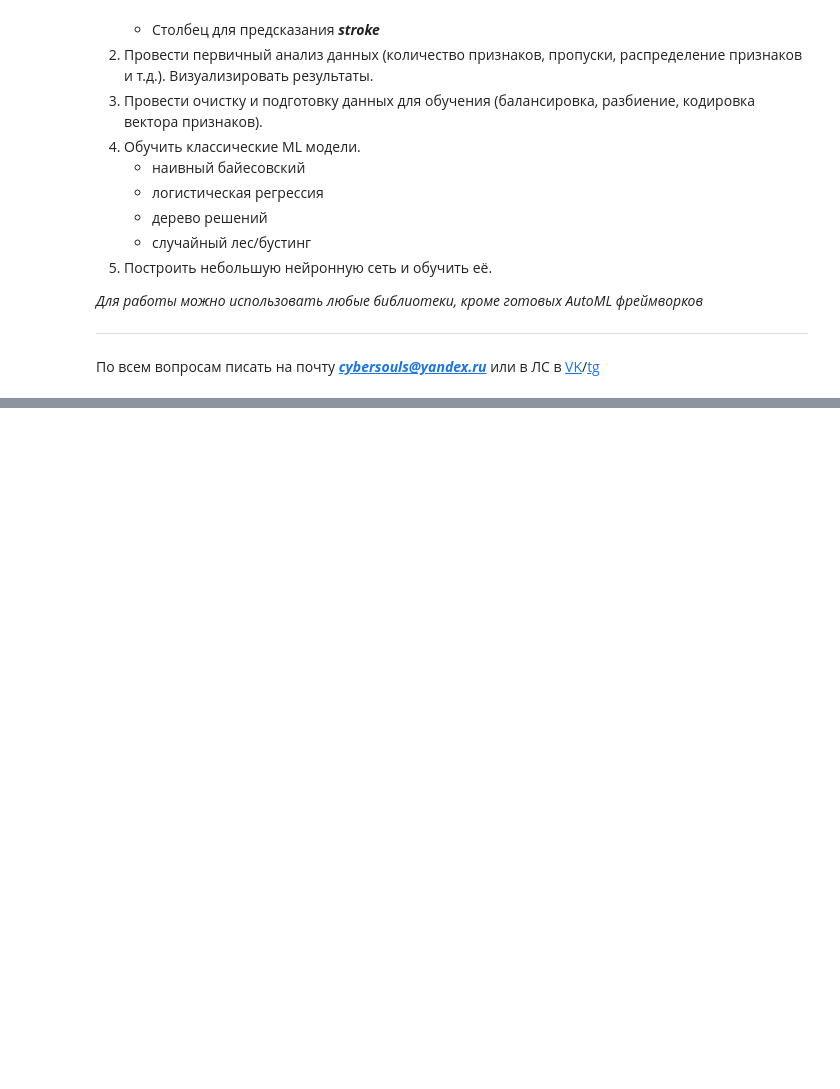
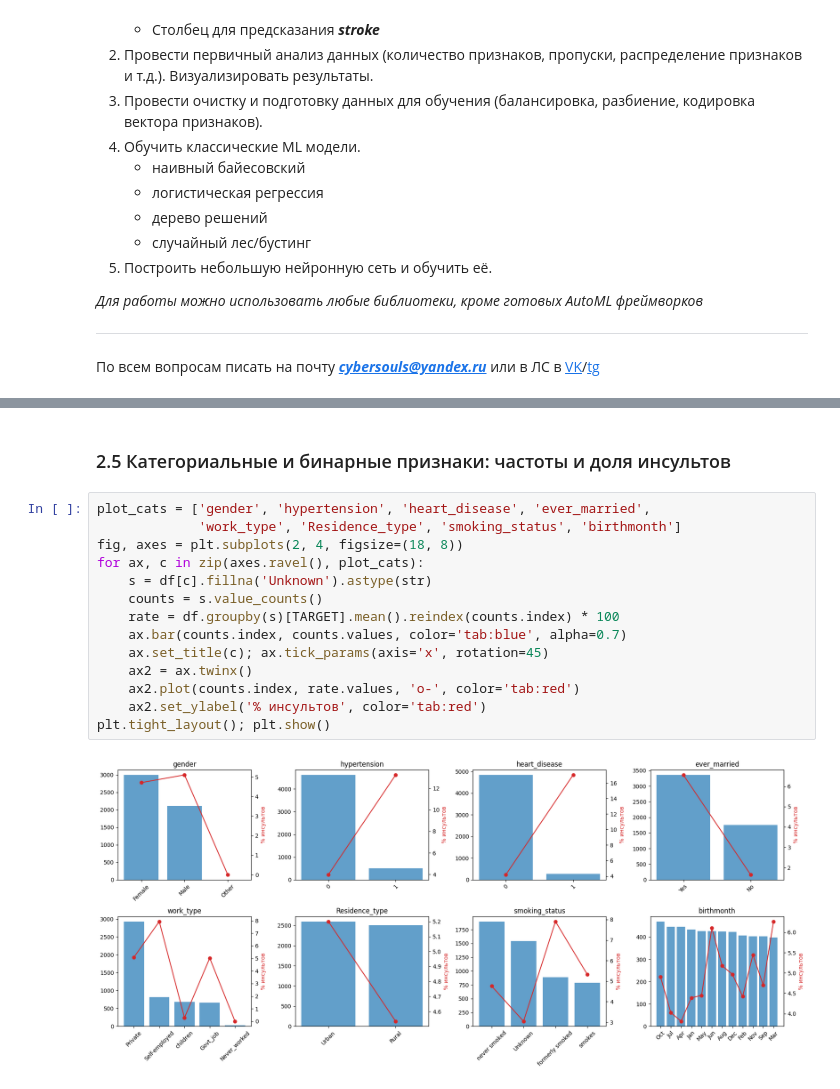
Before and after one commit to ArtemkaGh0st1k/AMD, a Jupyter notebook: lab1/АМД1.ipynb, the cells around one changed output, grey strips where cells are left out. Cells and saved outputs as stored; diff of their text form; blank space fills up the shorter version.

```diff
--- a/lab1/АМД1.ipynb
+++ b/lab1/АМД1.ipynb
@@ -30,0 +191,18 @@
+# %% [markdown]
+### 2.5 Категориальные и бинарные признаки: частоты и доля инсультов
+# %%
+plot_cats = ['gender', 'hypertension', 'heart_disease', 'ever_married',
+             'work_type', 'Residence_type', 'smoking_status', 'birthmonth']
+fig, axes = plt.subplots(2, 4, figsize=(18, 8))
+for ax, c in zip(axes.ravel(), plot_cats):
+    s = df[c].fillna('Unknown').astype(str)
+    counts = s.value_counts()
+    rate = df.groupby(s)[TARGET].mean().reindex(counts.index) * 100
+    ax.bar(counts.index, counts.values, color='tab:blue', alpha=0.7)
+    ax.set_title(c); ax.tick_params(axis='x', rotation=45)
+    ax2 = ax.twinx()
+    ax2.plot(counts.index, rate.values, 'o-', color='tab:red')
+    ax2.set_ylabel('% инсультов', color='tab:red')
+plt.tight_layout(); plt.show()
+# %% [output]
+[figure, added]
```
Also changed, not shown: parts of 50 cells of this notebook.
